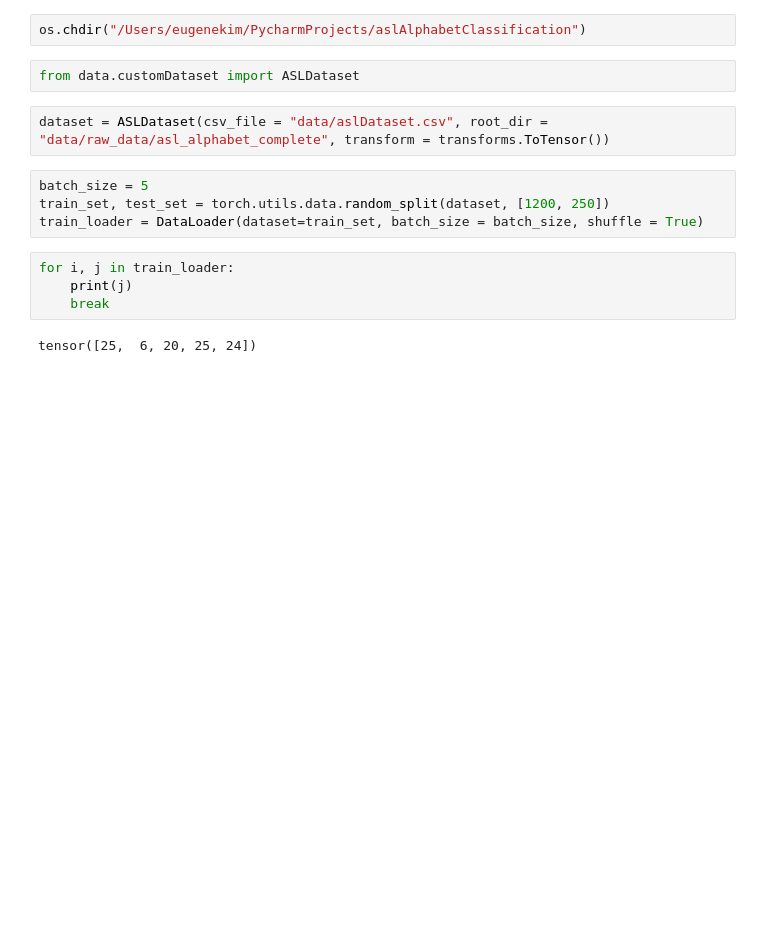
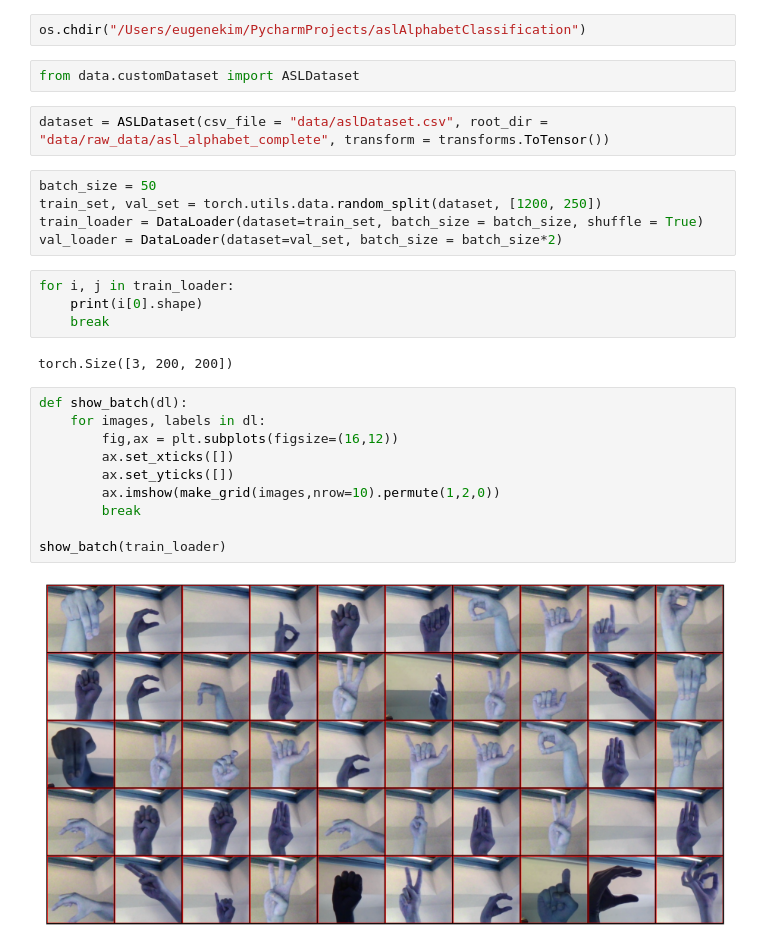
Before and after one commit to eugenekim3107/asl-alphabet-image-classifier, a Jupyter notebook: model/dataTester.ipynb, the cells around one changed output. Saved outputs shown, nothing was run; the diff lists cells and outputs as text; blank space fills up the shorter version.

```diff
--- a/model/dataTester.ipynb
+++ b/model/dataTester.ipynb
@@ -13,12 +16,25 @@ from data.customDataset import ASLDataset
 # %%
 dataset = ASLDataset(csv_file = "data/aslDataset.csv", root_dir = "data/raw_data/asl_alphabet_complete", transform = transforms.ToTensor())
 # %%
-batch_size = 5
-train_set, test_set = torch.utils.data.random_split(dataset, [1200, 250])
+batch_size = 50
+train_set, val_set = torch.utils.data.random_split(dataset, [1200, 250])
 train_loader = DataLoader(dataset=train_set, batch_size = batch_size, shuffle = True)
+val_loader = DataLoader(dataset=val_set, batch_size = batch_size*2)
 # %%
 for i, j in train_loader:
-    print(j)
+    print(i[0].shape)
     break
 # %% [output]
-tensor([25,  6, 20, 25, 24])
+torch.Size([3, 200, 200])
+# %%
+def show_batch(dl):
+    for images, labels in dl:
+        fig,ax = plt.subplots(figsize=(16,12))
+        ax.set_xticks([])
+        ax.set_yticks([])
+        ax.imshow(make_grid(images,nrow=10).permute(1,2,0))
+        break
+
+show_batch(train_loader)
+# %% [output]
+[figure, added]
```
Also changed, not shown: parts of 1 cell of this notebook, 6 other files.
